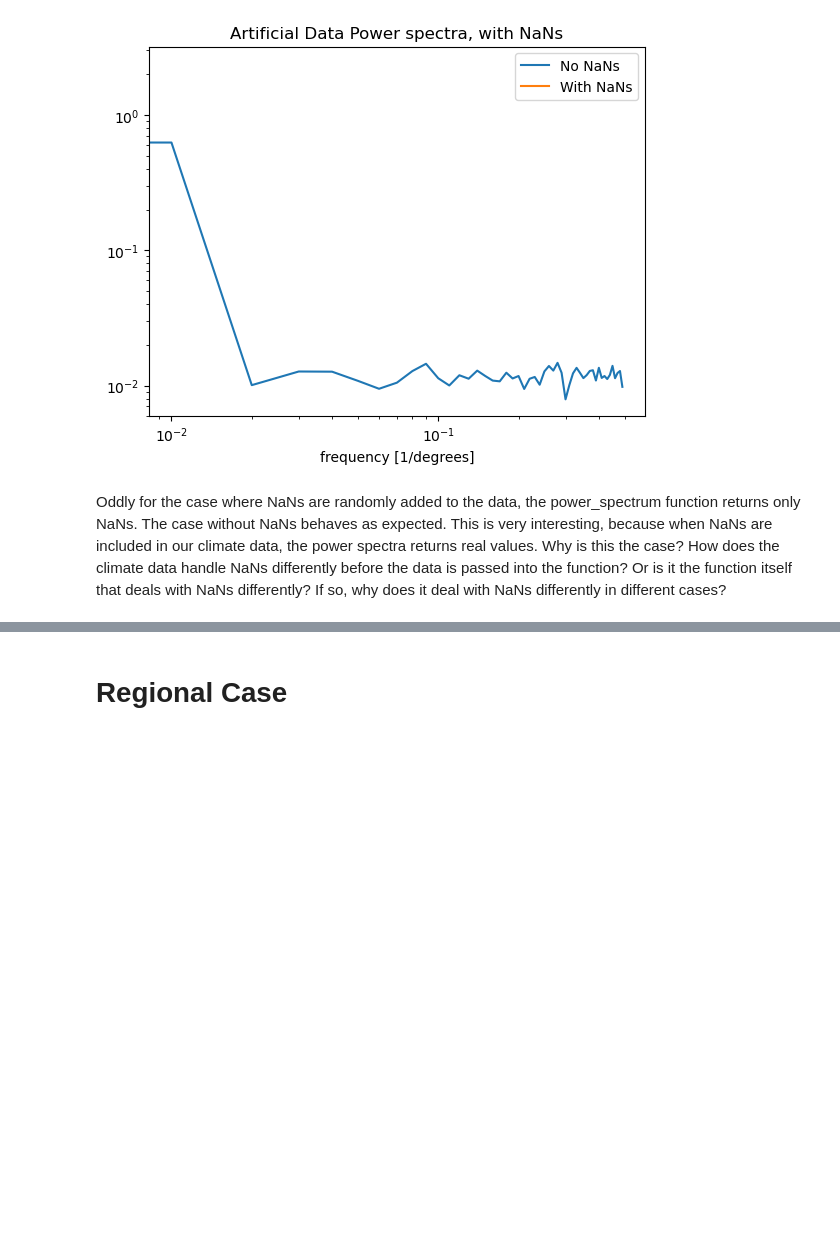
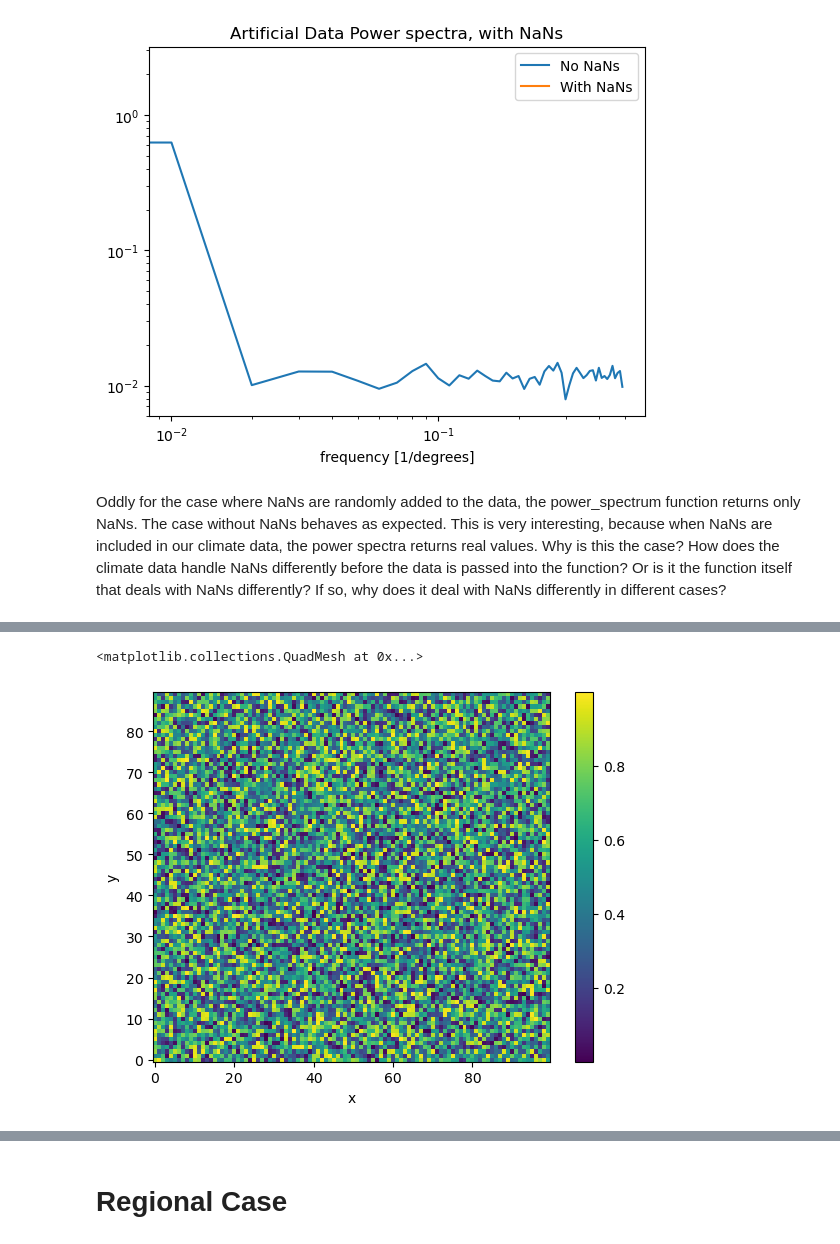
Before and after one commit to ocean-transport/cm26_diagnostics, a Jupyter notebook: powerSpectra&Land_troubleshooting.ipynb, the cells around one changed output, grey strips where cells are left out. Cells and saved outputs as stored; diff of their text form; code cells hidden in the pictures; blank space fills up the shorter version.

```diff
--- a/powerSpectra&Land_troubleshooting.ipynb
+++ b/powerSpectra&Land_troubleshooting.ipynb
@@ -331,0 +361,6 @@ Oddly for the case where NaNs are randomly added to the data, the power_spectrum
+# %%
+below_strip = dummy_data_strip[n_strip:, :]
+below_strip.plot()
+# %% [output]
+<matplotlib.collections.QuadMesh at 0x...>
+[figure, added]
```
Also changed, not shown: parts of 12 cells of this notebook, 1 other file.
